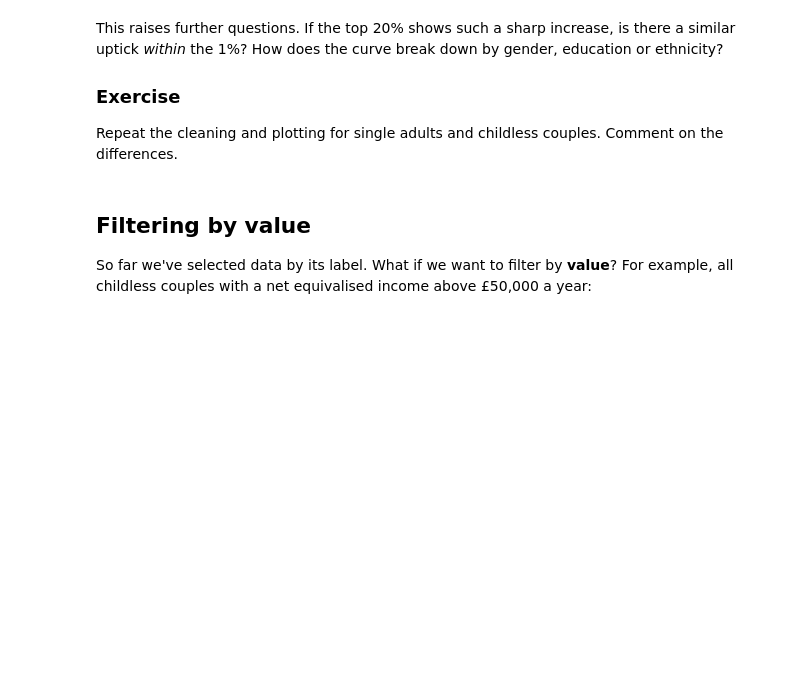
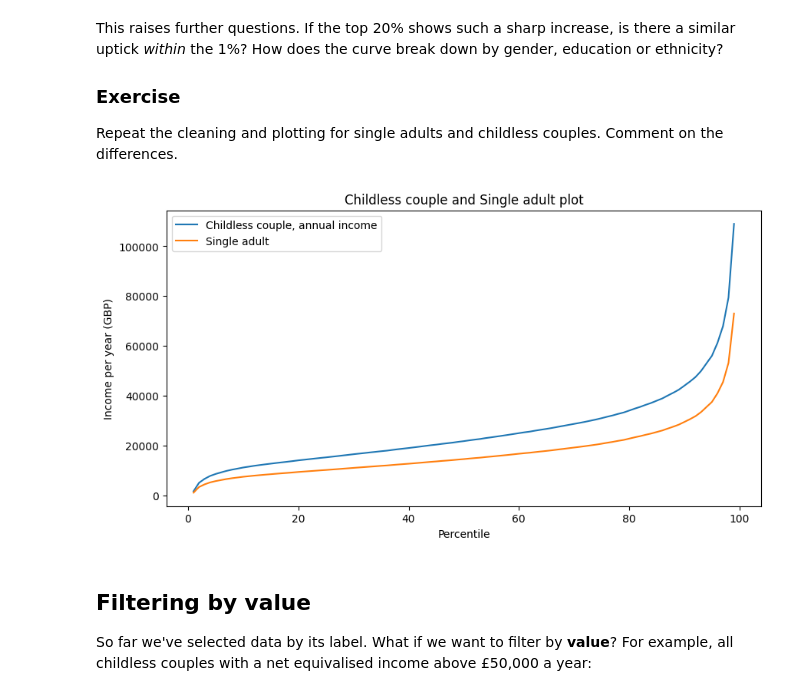
Before and after one commit to lilylee987/QM2, a Jupyter notebook: notebooks/W02. Pandas.ipynb, the cells around one changed output. Saved outputs shown, nothing was run; the diff lists cells and outputs as text; code cells hidden in the pictures; blank space fills up the shorter version.

```diff
--- a/notebooks/W02. Pandas.ipynb
+++ b/notebooks/W02. Pandas.ipynb
@@ -255,7 +259,24 @@ This raises further questions. If the top 20% shows such a sharp increase, is th
 
 Repeat the cleaning and plotting for single adults and childless couples. Comment on the differences.
 # %%
-# your code here
+import pandas as pd
+import matplotlib.pyplot as plt
+
+plt.rcParams["figure.figsize"] = (10, 5)
+
+income = pd.read_csv("https://s3.eu-west-2.amazonaws.com/qm2/wk2/incomes.csv", index_col=0)
+
+
+clean = income[["Childless couple, annual income", "Single adult"]]
+clean = clean.replace(",", "", regex=True).astype(float)
+
+clean.plot()
+plt.title("Childless couple and Single adult plot")
+plt.xlabel("Percentile")
+plt.ylabel("Income per year (GBP)")
+plt.show()
+# %% [output]
+[figure, added]
 # %% [markdown]
 ## Filtering by value
 
```
Also changed, not shown: parts of 1 cell of this notebook.
